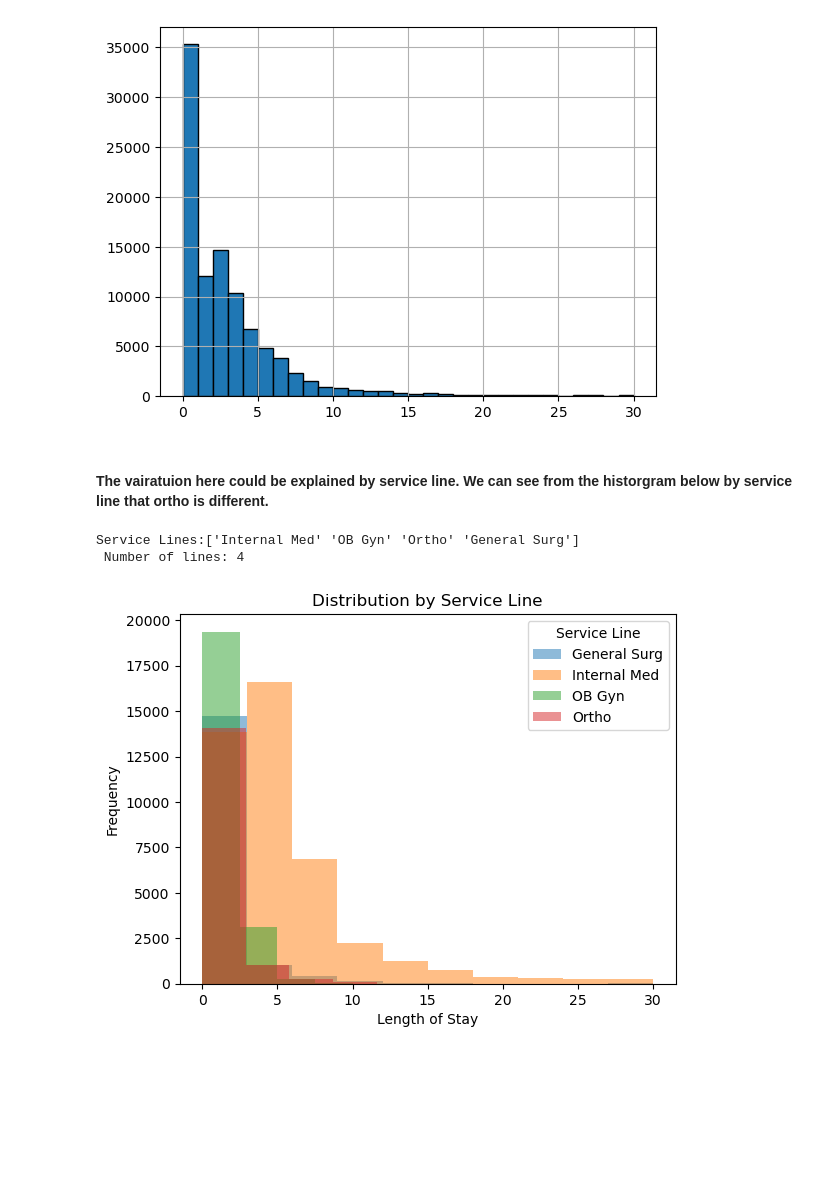
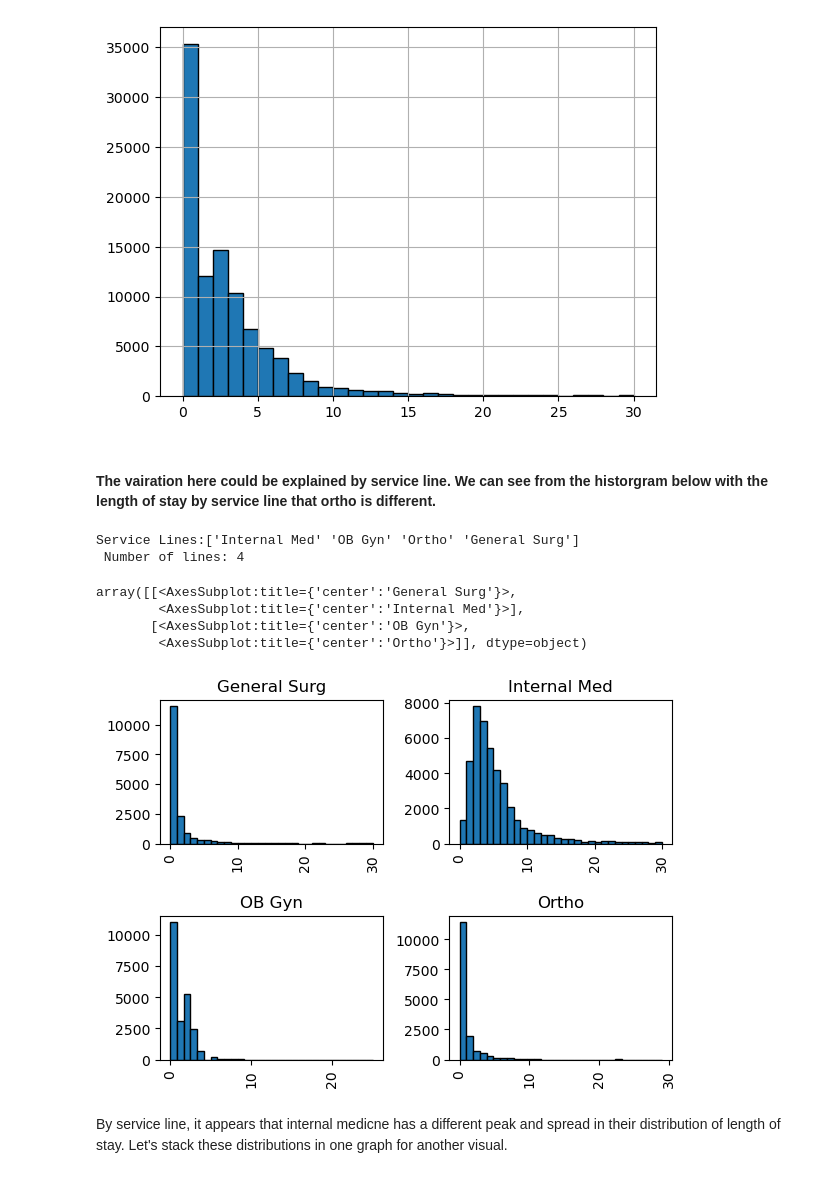
Before and after one commit to alyssaCrawfordAK/HospitalEncounter, a Jupyter notebook: HospitalEncounterAnalysis.ipynb, the cells around one changed output. Drawn from its saved outputs; the diff is of its cells as text; code cells hidden in the pictures; blank space fills up the shorter version.

```diff
--- a/HospitalEncounterAnalysis.ipynb
+++ b/HospitalEncounterAnalysis.ipynb
@@ -183,40 +190,20 @@ encdf2['lengthStay'].hist(bins=30, edgecolor='black')
 <AxesSubplot:>
 [figure]
 # %% [markdown]
-####  The vairatuion here could be explained by service line. We can see from the historgram below by service line that ortho is different.
+####  The vairation here could be explained by service line. We can see from the historgram below with the length of stay by service line that ortho is different.
 # %%
 print("Service Lines:" + str(encdf2['service_line'].unique()))
 print(" Number of lines: " + str(len(encdf2['service_line'].unique())))
 # %% [output]
 Service Lines:['Internal Med' 'OB Gyn' 'Ortho' 'General Surg']
  Number of lines: 4
-# %%
-import matplotlib.pyplot as plt
-
-#define points values by group
-A = encdf2.loc[encdf2['service_line'] == 'General Surg', 'lengthStay']
-B = encdf2.loc[encdf2['service_line'] == 'Internal Med', 'lengthStay']
-C = encdf2.loc[encdf2['service_line'] == 'OB Gyn', 'lengthStay']
-D = encdf2.loc[encdf2['service_line'] == 'Ortho', 'lengthStay']
-
-
-#add three histograms to one plot
-plt.hist(A, alpha=0.5, label='General Surg')
-plt.hist(B, alpha=0.5, label='Internal Med')
-plt.hist(C, alpha=0.5, label='OB Gyn')
-plt.hist(D, alpha=0.5, label='Ortho')
-
-#add plot title and axis labels
-plt.title('Distribution by Service Line')
-plt.xlabel('Length of Stay')
-plt.ylabel('Frequency')
-
-#add legend
-plt.legend(title='Service Line')
-
-#display plot
-plt.show()
-# %% [output]
-[figure]
 # %%
-#encdf2.hist(column=['lengthStay'], by=["monthAdm"], bins=30, edgecolor='black')
+encdf2.hist(column=['lengthStay'], by=["service_line"], bins=30, edgecolor='black')
+# %% [output]
+array([[<AxesSubplot:title={'center':'General Surg'}>,
+        <AxesSubplot:title={'center':'Internal Med'}>],
+       [<AxesSubplot:title={'center':'OB Gyn'}>,
+        <AxesSubplot:title={'center':'Ortho'}>]], dtype=object)
+[figure, added]
+# %% [markdown]
+<p> By service line, it appears that internal medicne has a different peak and spread in their distribution of length of stay. Let's stack these distributions in one graph for another visual. </p>
```
Also changed, not shown: parts of 24 cells of this notebook.
